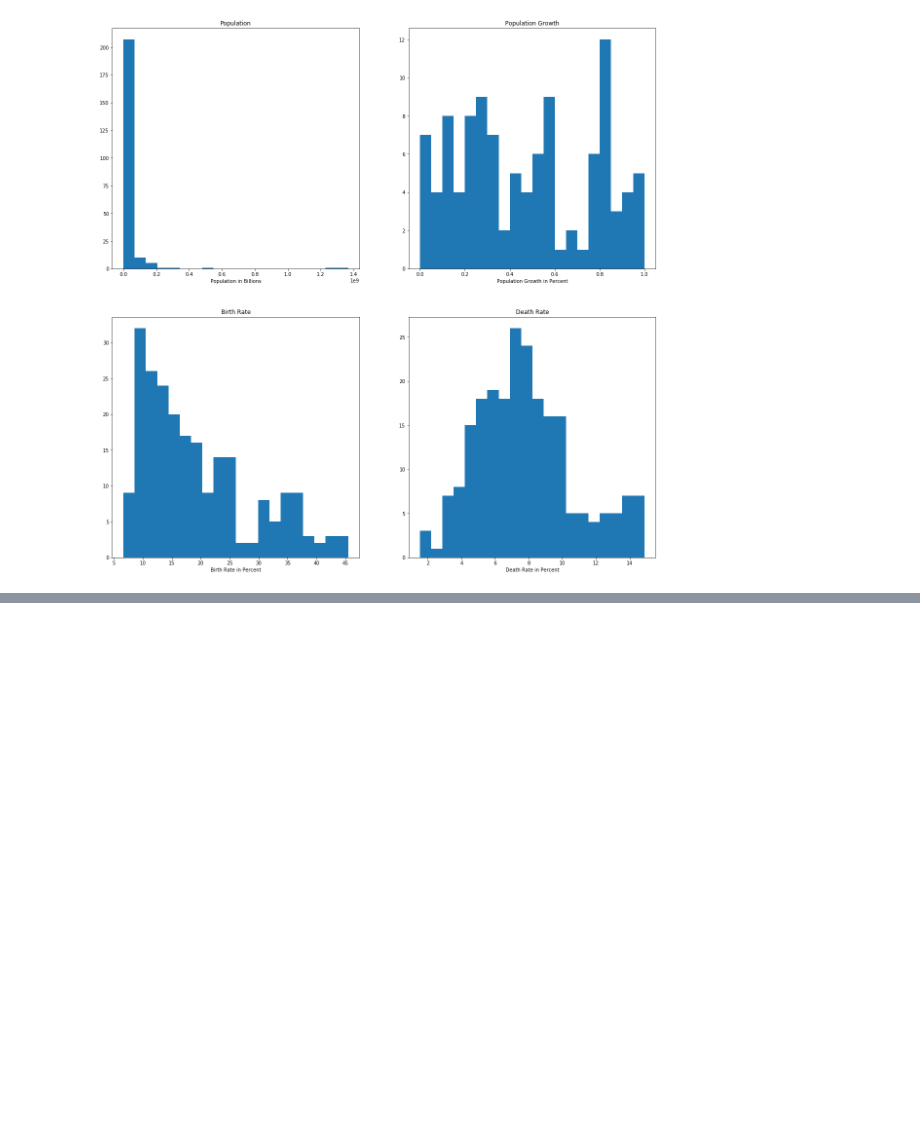
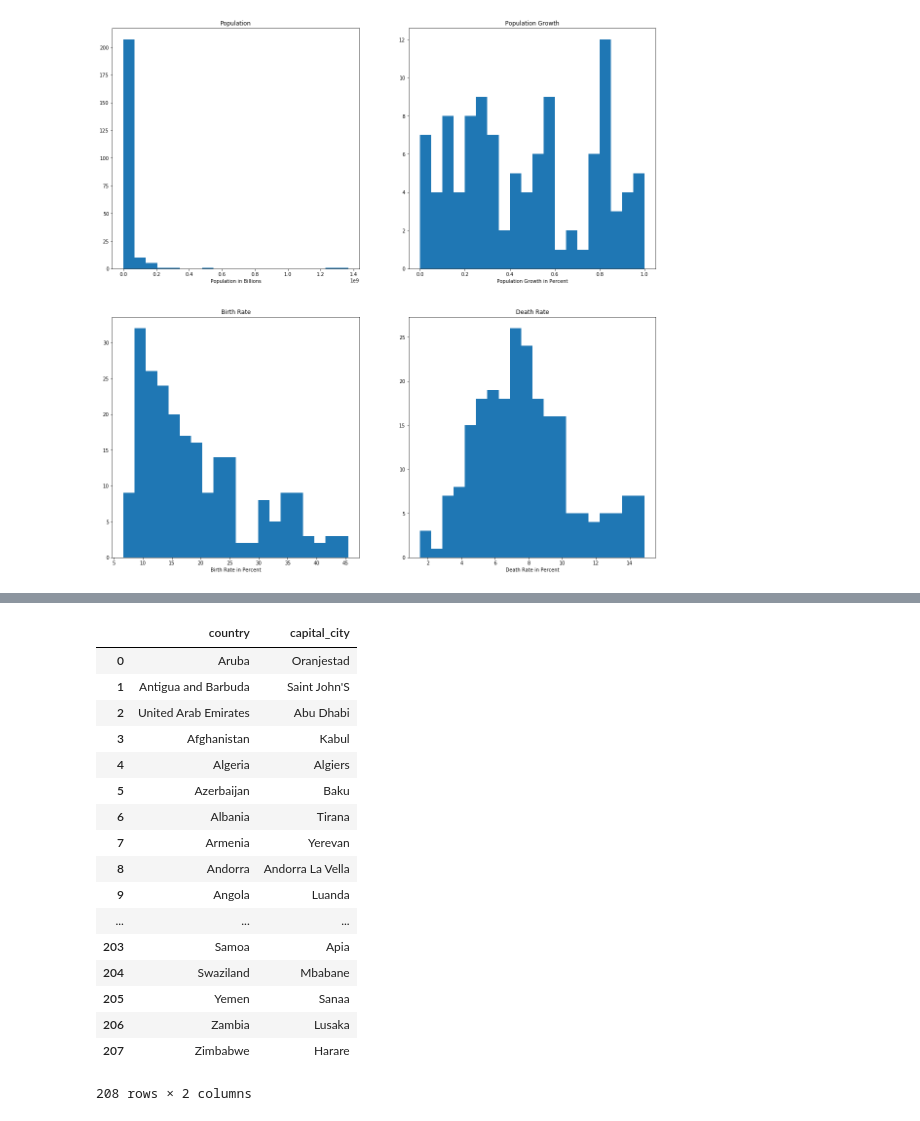
Before and after one commit to natekotila/DataQuestProjects, a Jupyter notebook: factbook/CIA Factbook.ipynb, the cells around one changed output, grey strips where cells are left out. Cells and saved outputs as stored; diff of their text form; code cells hidden in the pictures; blank space fills up the shorter version.

```diff
--- a/factbook/CIA Factbook.ipynb
+++ b/factbook/CIA Factbook.ipynb
@@ -144,0 +179,27 @@ dtype: object
+# %%
+q = '''
+SELECT f.name country, c.name capital_city
+FROM facts f INNER JOIN cities c ON f.id = c.facts_id
+WHERE c.capital = 1
+;'''
+
+pd.read_sql_query(q, conn)
+# %% [output]
+|  | country | capital_city |
+| 0 | Aruba | Oranjestad |
+| 1 | Antigua and Barbuda | Saint John'S |
+| 2 | United Arab Emirates | Abu Dhabi |
+| 3 | Afghanistan | Kabul |
+| 4 | Algeria | Algiers |
+| 5 | Azerbaijan | Baku |
+| 6 | Albania | Tirana |
+| 7 | Armenia | Yerevan |
+| 8 | Andorra | Andorra La Vella |
+| 9 | Angola | Luanda |
+| ... | ... | ... |
+| 203 | Samoa | Apia |
+| 204 | Swaziland | Mbabane |
+| 205 | Yemen | Sanaa |
+| 206 | Zambia | Lusaka |
+| 207 | Zimbabwe | Harare |
+208 rows × 2 columns
```
Also changed, not shown: parts of 11 cells of this notebook.
